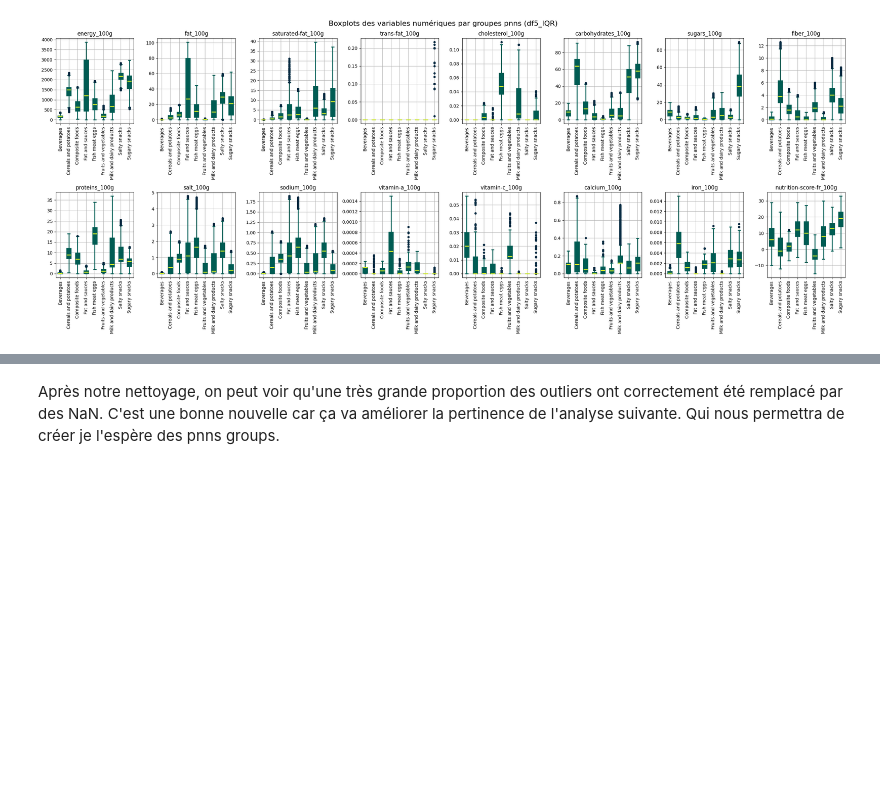
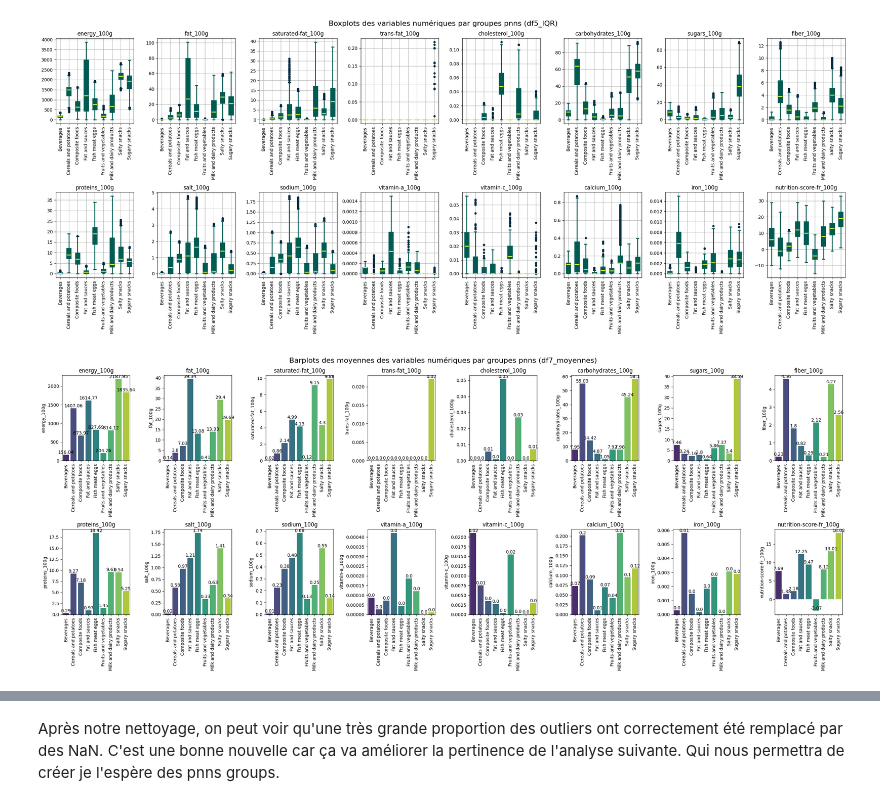
Before and after one commit to richardhugou/ocraip3, a Jupyter notebook: Rendu/1 ACP IQR_PNNS.ipynb, the cells around one changed output, grey strips where cells are left out. Cells and saved outputs as stored; diff of their text form; code cells hidden in the pictures; blank space fills up the shorter version.

```diff
--- a/Rendu/1 ACP IQR_PNNS.ipynb
+++ b/Rendu/1 ACP IQR_PNNS.ipynb
@@ -229,3 +239,47 @@ def create_boxplots(df, df_name="DataFrame"):
 create_boxplots(df5_IQR, "df5_IQR")
 # %% [output]
 [figure]
+# %%
+# Réalisation d'un barplot
+
+# Création d'un DataFrame avec les moyennes des variables numériques par catégorie de pnns_groups_1
+df7_moyennes = df5_IQR.copy()
+# On enlève la variable code qui n'est pas numérique
+df7_moyennes = df7_moyennes.drop(columns='code')
+df7_moyennes = df7_moyennes.groupby('pnns_groups_1').mean()
+# %%
+def create_barplots(df, df_name="DataFrame"):
+    # Sélectionner les colonnes numériques
+    num_cols = 8
+    num_rows = int(np.ceil(len(df.select_dtypes(include=['float64']).columns) / num_cols))
+
+    fig, axes = plt.subplots(num_rows, num_cols, figsize=(25, 5 * num_rows))
+    axes = axes.flatten()
+
+    # Créer les barplots
+    for i, col in enumerate(df.select_dtypes(include=['float64']).columns):
+        # Calculer les moyennes par catégorie
+        mean_values = df.groupby('pnns_groups_1')[col].mean()
+
+        # Créer le barplot
+        sns.barplot(x=mean_values.index, y=mean_values, ax=axes[i], hue=mean_values.index, palette='viridis')
+
+        # Ajouter les étiquettes de données
+        for j, v in enumerate(mean_values):
+            axes[i].text(j, v, round(v, 2), ha='center', va='bottom')
+
+        axes[i].set_title(col)
+        axes[i].set_xlabel('')
+        axes[i].tick_params(axis='x', labelrotation=90)
+
+    # Supprimer les subplots vides
+    for j in range(i + 1, num_cols * num_rows):
+        fig.delaxes(axes[j])
+
+    plt.suptitle(f'Barplots des moyennes des variables numériques par groupes pnns ({df_name})', fontsize=16)
+    plt.tight_layout()
+    plt.show()
+
+create_barplots(df7_moyennes, "df7_moyennes")
+# %% [output]
+[figure, added]
```
Also changed, not shown: parts of 14 cells of this notebook, 4 other files.
